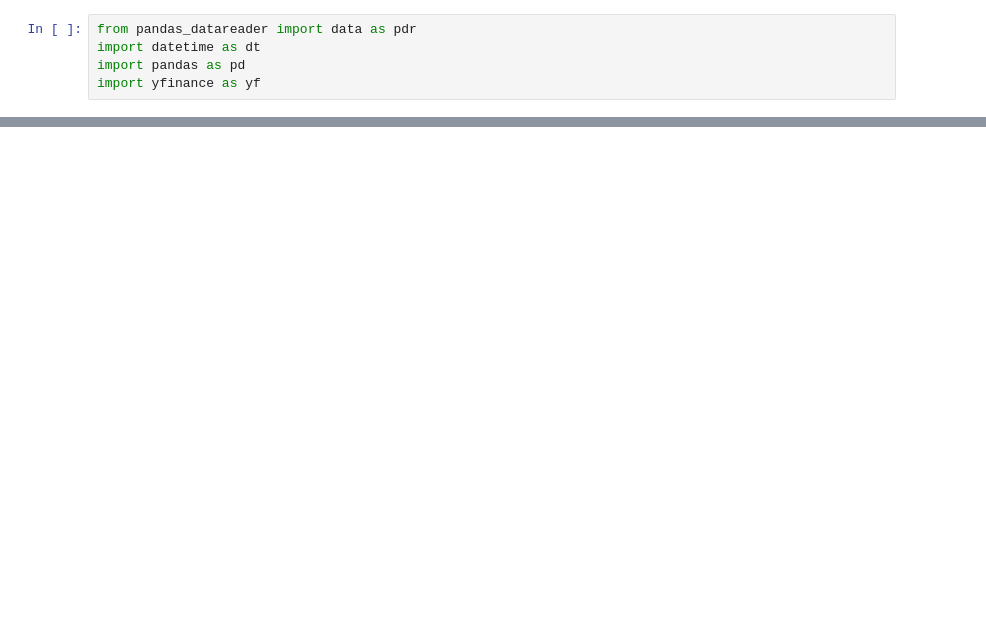
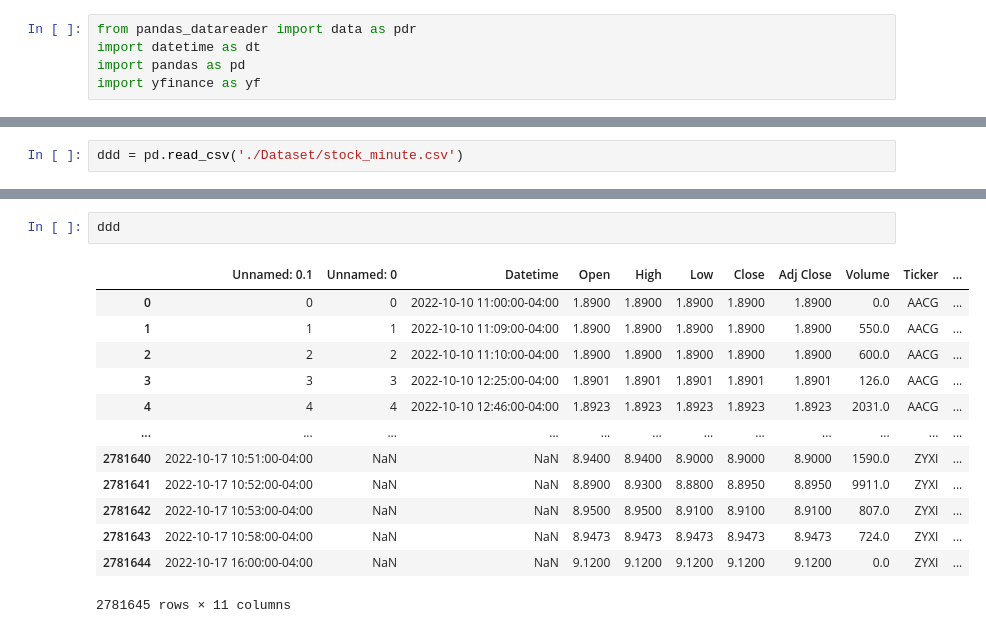
Before and after one commit to Inwest1997/TradingSystem, a Jupyter notebook: main.ipynb, the cells around one changed output, grey strips where cells are left out. Saved outputs shown, nothing was run; the diff lists cells and outputs as text; blank space fills up the shorter version.

```diff
--- a/main.ipynb
+++ b/main.ipynb
@@ -157,0 +91,2 @@ dummy_df
+# %%
+ddd = pd.read_csv('./Dataset/stock_minute.csv')
@@ -157,0 +97,16 @@ dummy_df
+# %%
+ddd
+# %% [output]
+|  | Unnamed: 0.1 | Unnamed: 0 | Datetime | Open | High | Low | Close | Adj Close | Volume | Ticker | ... |
+| 0 | 0 | 0 | 2022-10-10 11:00:00-04:00 | 1.8900 | 1.8900 | 1.8900 | 1.8900 | 1.8900 | 0.0 | AACG | ... |
+| 1 | 1 | 1 | 2022-10-10 11:09:00-04:00 | 1.8900 | 1.8900 | 1.8900 | 1.8900 | 1.8900 | 550.0 | AACG | ... |
+| 2 | 2 | 2 | 2022-10-10 11:10:00-04:00 | 1.8900 | 1.8900 | 1.8900 | 1.8900 | 1.8900 | 600.0 | AACG | ... |
+| 3 | 3 | 3 | 2022-10-10 12:25:00-04:00 | 1.8901 | 1.8901 | 1.8901 | 1.8901 | 1.8901 | 126.0 | AACG | ... |
+| 4 | 4 | 4 | 2022-10-10 12:46:00-04:00 | 1.8923 | 1.8923 | 1.8923 | 1.8923 | 1.8923 | 2031.0 | AACG | ... |
+| ... | ... | ... | ... | ... | ... | ... | ... | ... | ... | ... | ... |
+| 2781640 | 2022-10-17 10:51:00-04:00 | NaN | NaN | 8.9400 | 8.9400 | 8.9000 | 8.9000 | 8.9000 | 1590.0 | ZYXI | ... |
+| 2781641 | 2022-10-17 10:52:00-04:00 | NaN | NaN | 8.8900 | 8.9300 | 8.8800 | 8.8950 | 8.8950 | 9911.0 | ZYXI | ... |
+| 2781642 | 2022-10-17 10:53:00-04:00 | NaN | NaN | 8.9500 | 8.9500 | 8.9100 | 8.9100 | 8.9100 | 807.0 | ZYXI | ... |
+| 2781643 | 2022-10-17 10:58:00-04:00 | NaN | NaN | 8.9473 | 8.9473 | 8.9473 | 8.9473 | 8.9473 | 724.0 | ZYXI | ... |
+| 2781644 | 2022-10-17 16:00:00-04:00 | NaN | NaN | 9.1200 | 9.1200 | 9.1200 | 9.1200 | 9.1200 | 0.0 | ZYXI | ... |
+2781645 rows × 11 columns
```
Also changed, not shown: parts of 26 cells of this notebook, 5 other files.
